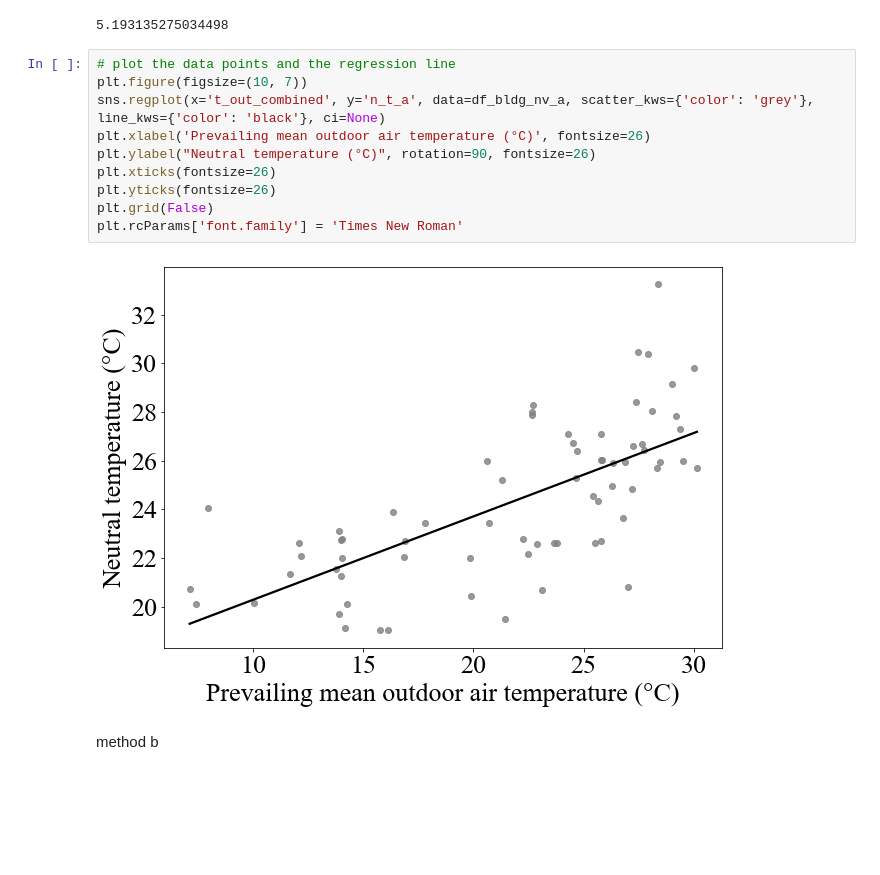
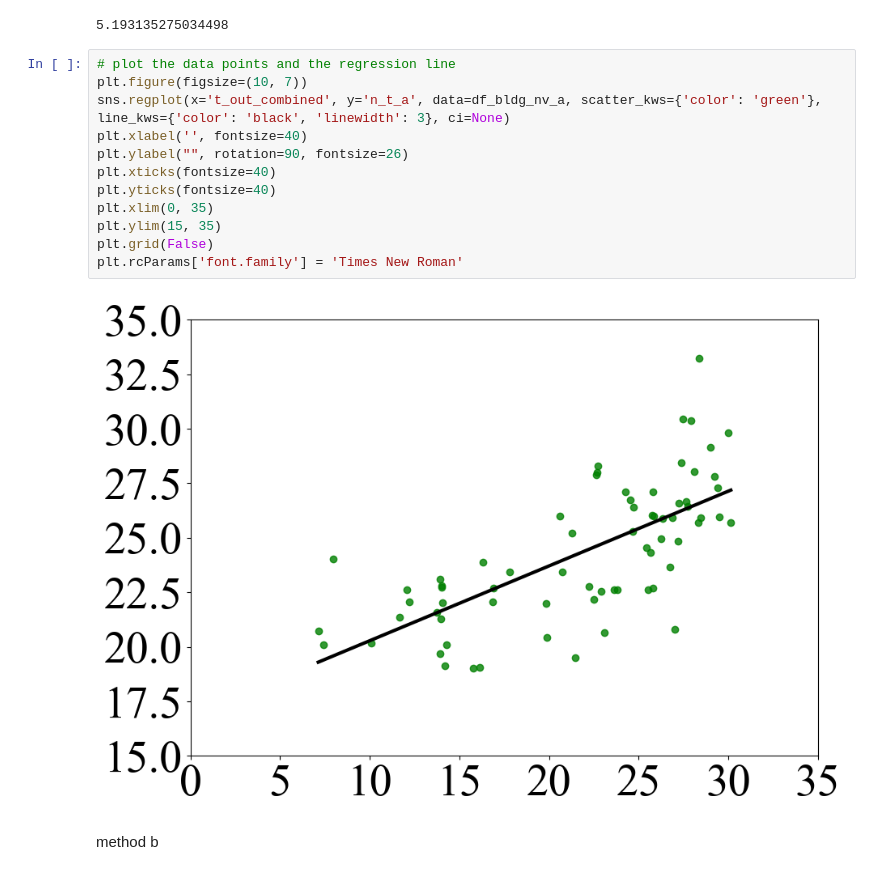
Before and after one commit to ruijis/causal-thinking-neutral-temperature, a Jupyter notebook: two-linear-regressions.ipynb, the cells around one changed output. Cells and saved outputs as stored; diff of their text form; blank space fills up the shorter version.

Commit message:
update the graph

```diff
--- a/two-linear-regressions.ipynb
+++ b/two-linear-regressions.ipynb
@@ -906,15 +977,17 @@ mse(df_bldg_nv_a['t_out_combined'], df_bldg_nv_a['n_t_a'], middle_a_intercept, m
 # %%
 # plot the data points and the regression line
 plt.figure(figsize=(10, 7))
-sns.regplot(x='t_out_combined', y='n_t_a', data=df_bldg_nv_a, scatter_kws={'color': 'grey'}, line_kws={'color': 'black'}, ci=None)
-plt.xlabel('Prevailing mean outdoor air temperature (°C)', fontsize=26)
-plt.ylabel("Neutral temperature (°C)", rotation=90, fontsize=26)
-plt.xticks(fontsize=26)
-plt.yticks(fontsize=26)
+sns.regplot(x='t_out_combined', y='n_t_a', data=df_bldg_nv_a, scatter_kws={'color': 'green'}, line_kws={'color': 'black', 'linewidth': 3}, ci=None)
+plt.xlabel('', fontsize=40)
+plt.ylabel("", rotation=90, fontsize=26)
+plt.xticks(fontsize=40)
+plt.yticks(fontsize=40)
+plt.xlim(0, 35)
+plt.ylim(15, 35)
 plt.grid(False)
 plt.rcParams['font.family'] = 'Times New Roman'
 # %% [output]
-[figure, old version]
+[figure, new version]
 # %% [markdown]
 method b
 # %%
```
Also changed, not shown: parts of 35 cells of this notebook, 7 other files.
